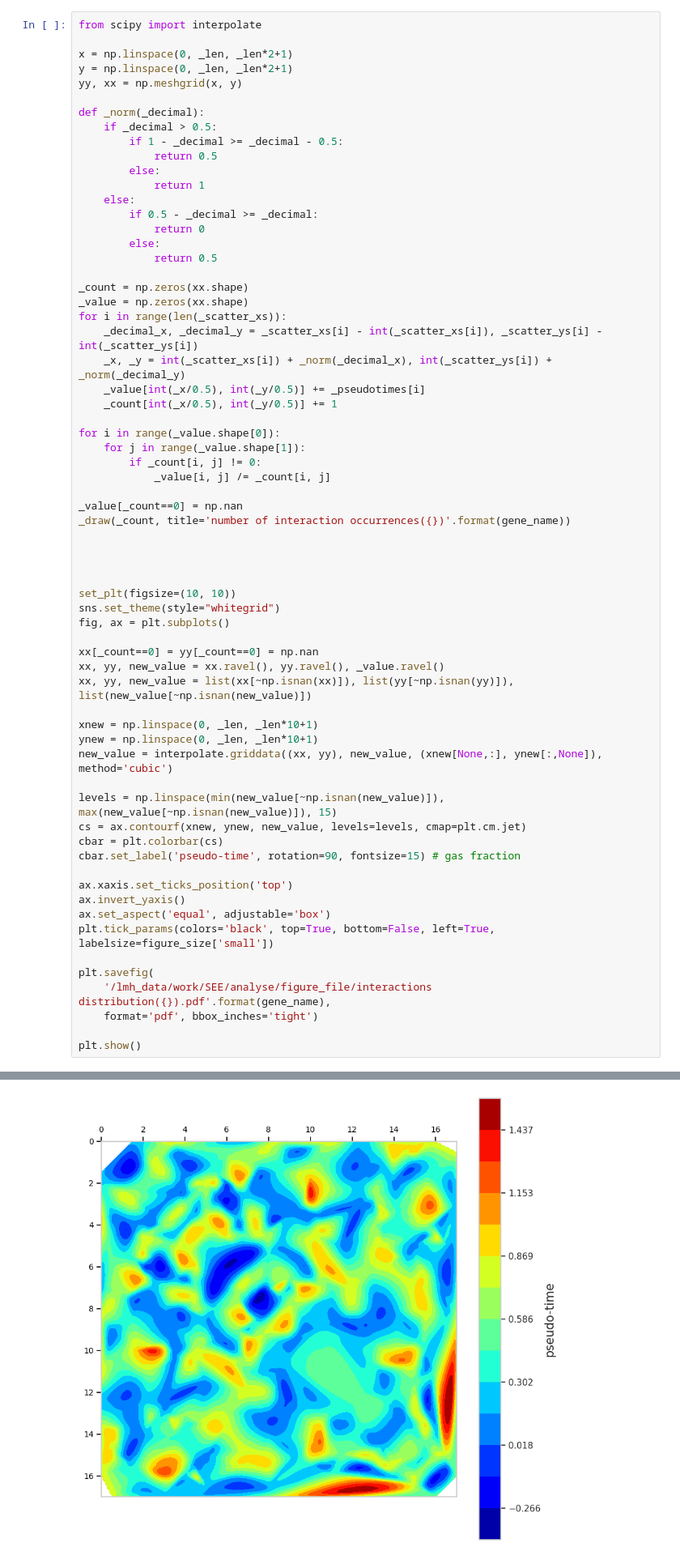
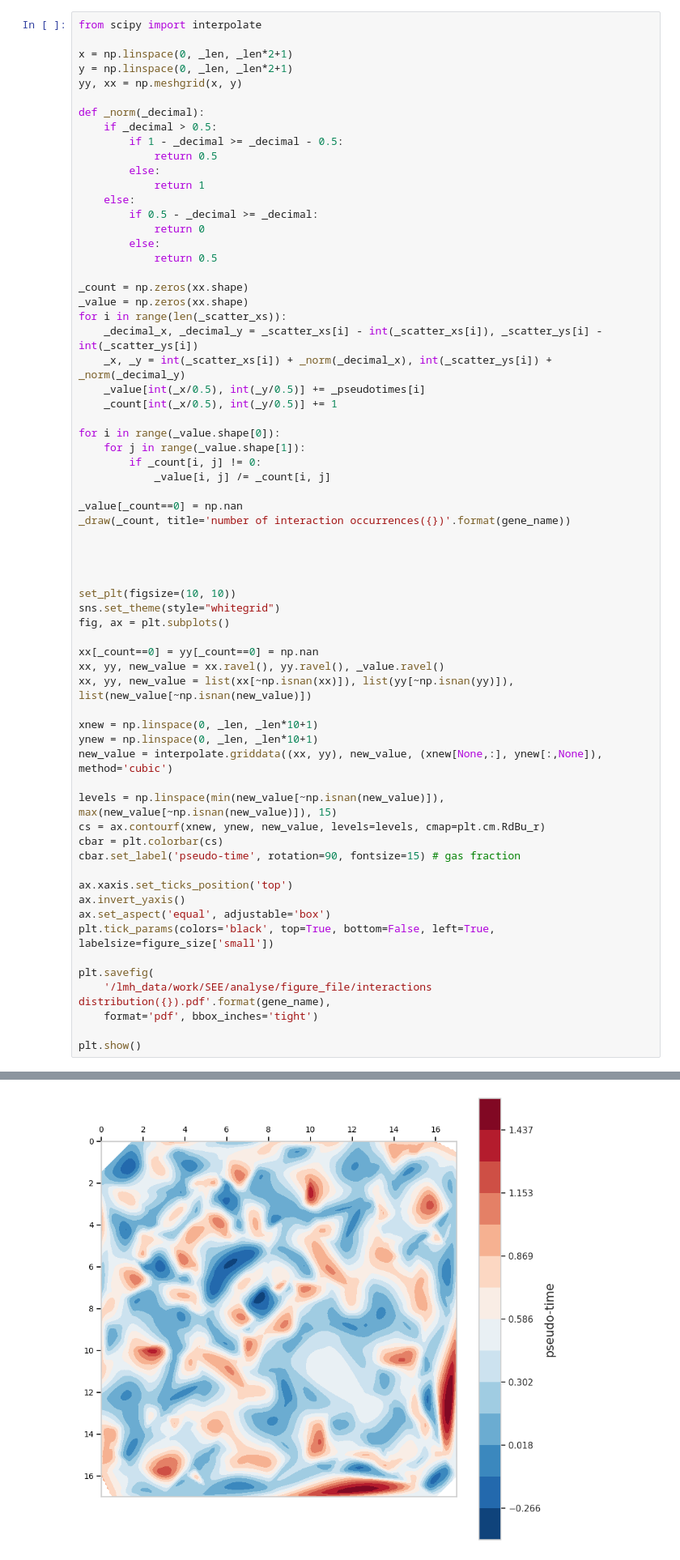
Before and after one commit to 4dglab/SEE, a Jupyter notebook: analyse/velocity/MBP+3D analysis.ipynb, the cells around one changed output, grey strips where cells are left out. Shown at 81% size. Saved outputs shown, nothing was run; the diff lists cells and outputs as text.

```diff
--- a/analyse/velocity/MBP+3D analysis.ipynb
+++ b/analyse/velocity/MBP+3D analysis.ipynb
@@ -320,35 +320,35 @@ _draw(_count, title='number of interaction occurrences({})'.format(gene_name))
 
 
 set_plt(figsize=(10, 10))
 sns.set_theme(style="whitegrid")
 fig, ax = plt.subplots()
 
 xx[_count==0] = yy[_count==0] = np.nan
 xx, yy, new_value = xx.ravel(), yy.ravel(), _value.ravel()
 xx, yy, new_value = list(xx[~np.isnan(xx)]), list(yy[~np.isnan(yy)]), list(new_value[~np.isnan(new_value)])
 
 xnew = np.linspace(0, _len, _len*10+1)
 ynew = np.linspace(0, _len, _len*10+1)
 new_value = interpolate.griddata((xx, yy), new_value, (xnew[None,:], ynew[:,None]), method='cubic')
 
 levels = np.linspace(min(new_value[~np.isnan(new_value)]), max(new_value[~np.isnan(new_value)]), 15)
-cs = ax.contourf(xnew, ynew, new_value, levels=levels, cmap=plt.cm.jet)
+cs = ax.contourf(xnew, ynew, new_value, levels=levels, cmap=plt.cm.RdBu_r)
 cbar = plt.colorbar(cs)
 cbar.set_label('pseudo-time', rotation=90, fontsize=15) # gas fraction
 
 ax.xaxis.set_ticks_position('top')
 ax.invert_yaxis()
 ax.set_aspect('equal', adjustable='box')
 plt.tick_params(colors='black', top=True, bottom=False, left=True, labelsize=figure_size['small'])
 
 plt.savefig(
     '/lmh_data/work/SEE/analyse/figure_file/interactions distribution({}).pdf'.format(gene_name),
     format='pdf', bbox_inches='tight')
 
 plt.show()
 # %% [output]
 [figure]
-[figure, old version]
+[figure, new version]
 # %%
 def get_pseudo_bulk_hic(_index):
     _pseudo_bulk = None
```
Also changed, not shown: parts of 4 cells of this notebook, 26 other files.
